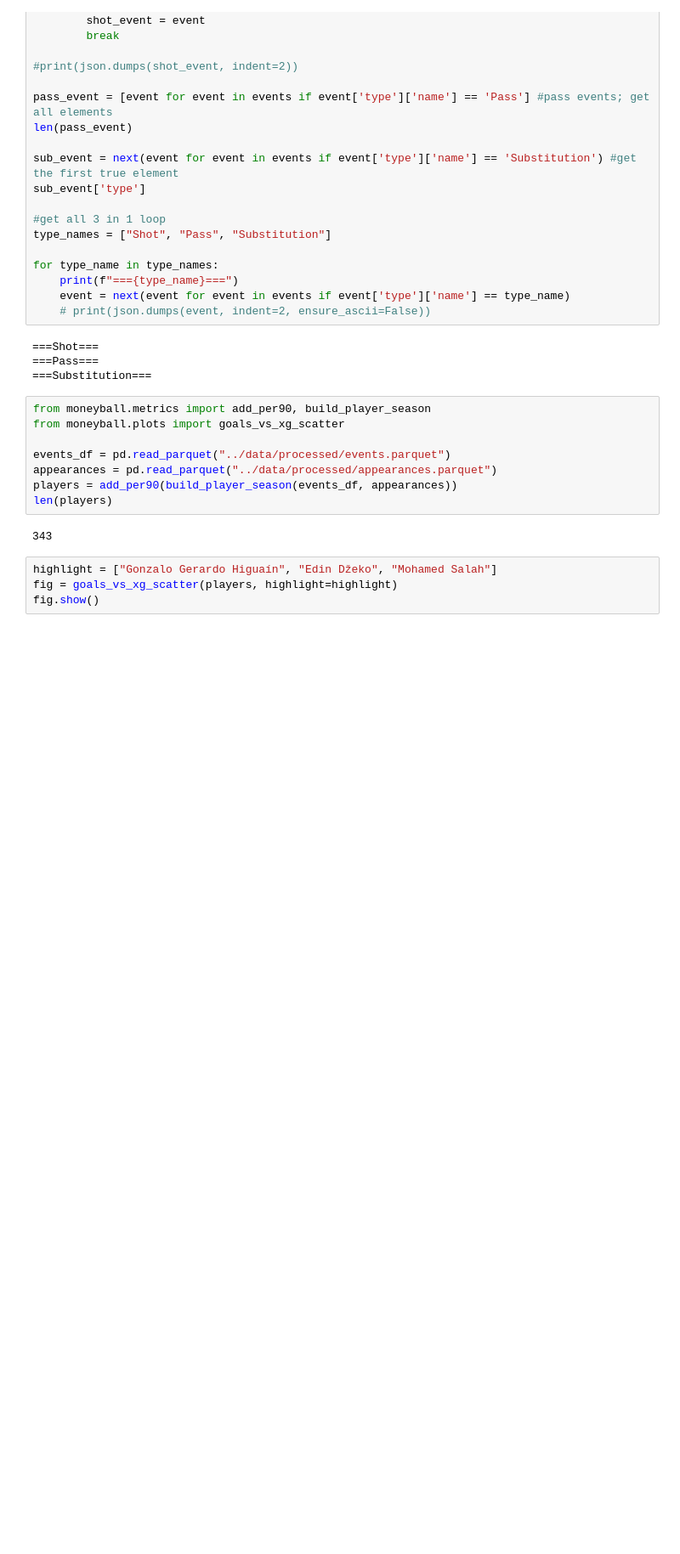
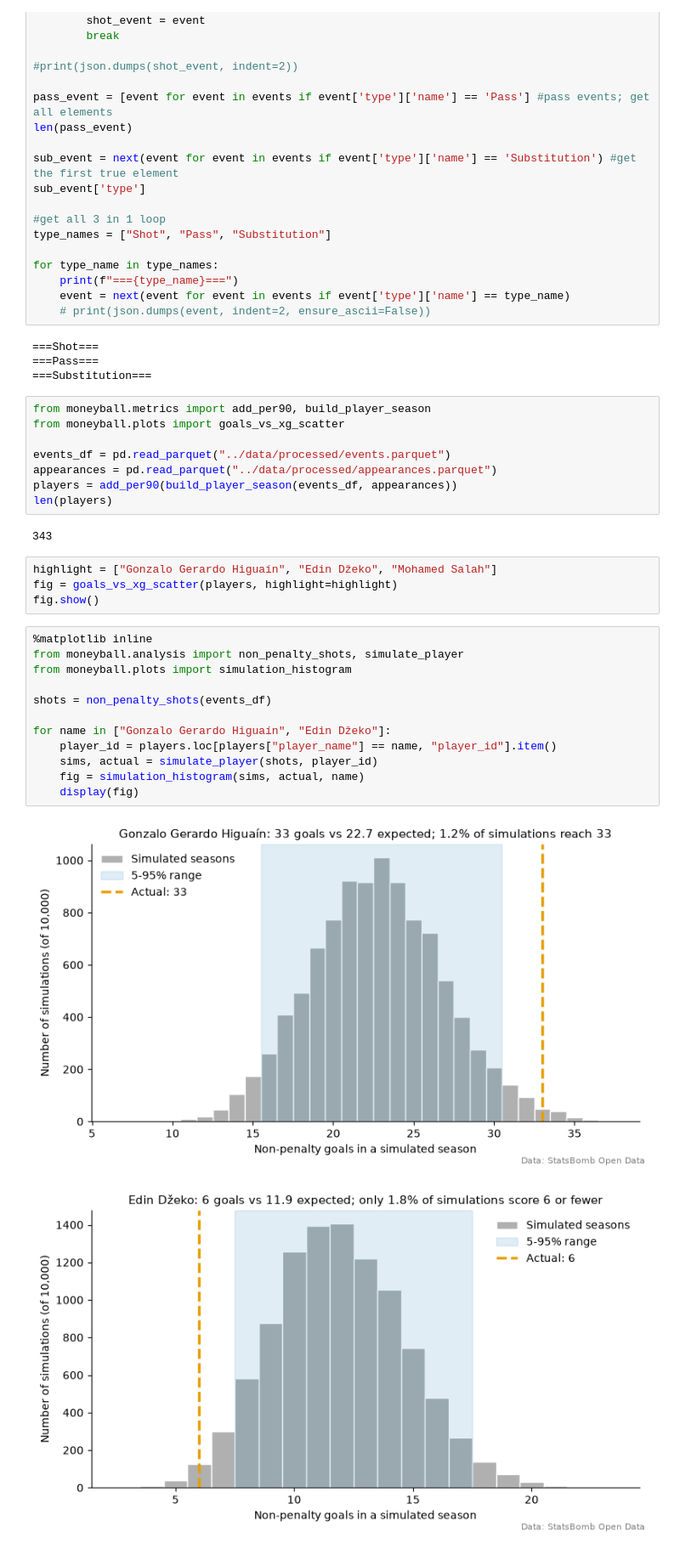
Before and after one commit to quanghung304/moneyball-fc, a Jupyter notebook: notebooks/01_exploration.ipynb, the cells around one changed output. Shown at 85% size. Cells and saved outputs as stored; diff of their text form; blank space fills up the shorter version.

Commit message:
Add simulation histogram for finishing analysis

```diff
--- a/notebooks/01_exploration.ipynb
+++ b/notebooks/01_exploration.ipynb
@@ -120,3 +123,18 @@ len(players)
 highlight = ["Gonzalo Gerardo Higuaín", "Edin Džeko", "Mohamed Salah"]
 fig = goals_vs_xg_scatter(players, highlight=highlight)
 fig.show()
+# %%
+%matplotlib inline
+from moneyball.analysis import non_penalty_shots, simulate_player
+from moneyball.plots import simulation_histogram
+
+shots = non_penalty_shots(events_df)
+
+for name in ["Gonzalo Gerardo Higuaín", "Edin Džeko"]:
+    player_id = players.loc[players["player_name"] == name, "player_id"].item()
+    sims, actual = simulate_player(shots, player_id)
+    fig = simulation_histogram(sims, actual, name)
+    display(fig)
+# %% [output]
+[figure, added]
+[figure, added]
```
Also changed, not shown: parts of 1 cell of this notebook, 2 other files.
